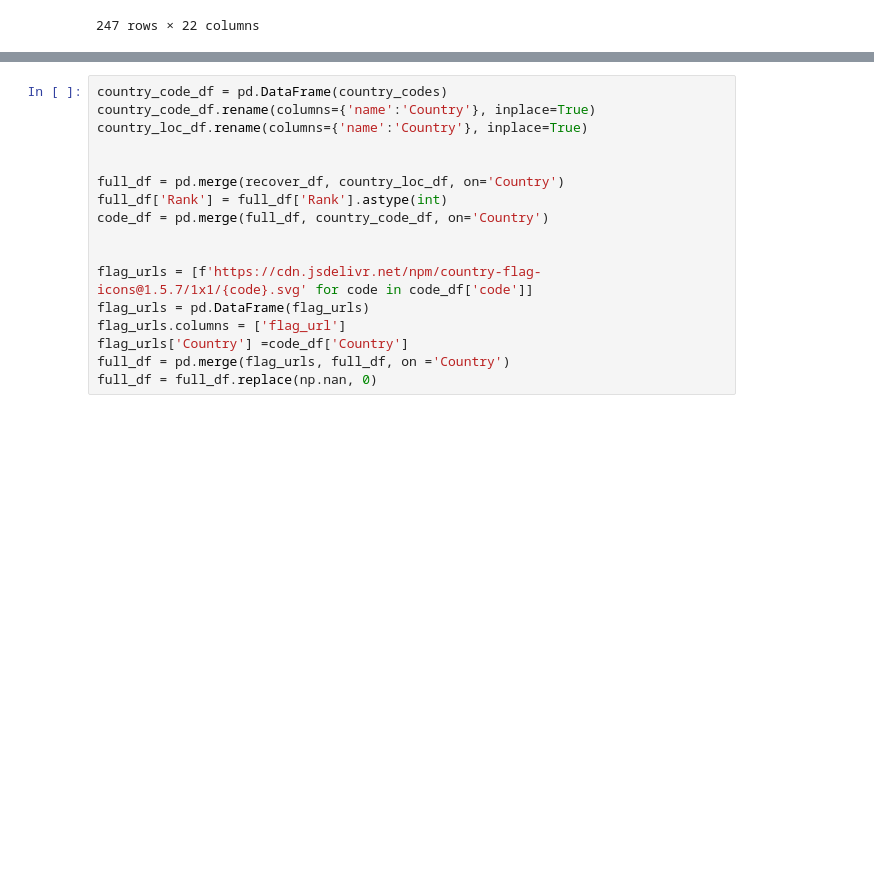
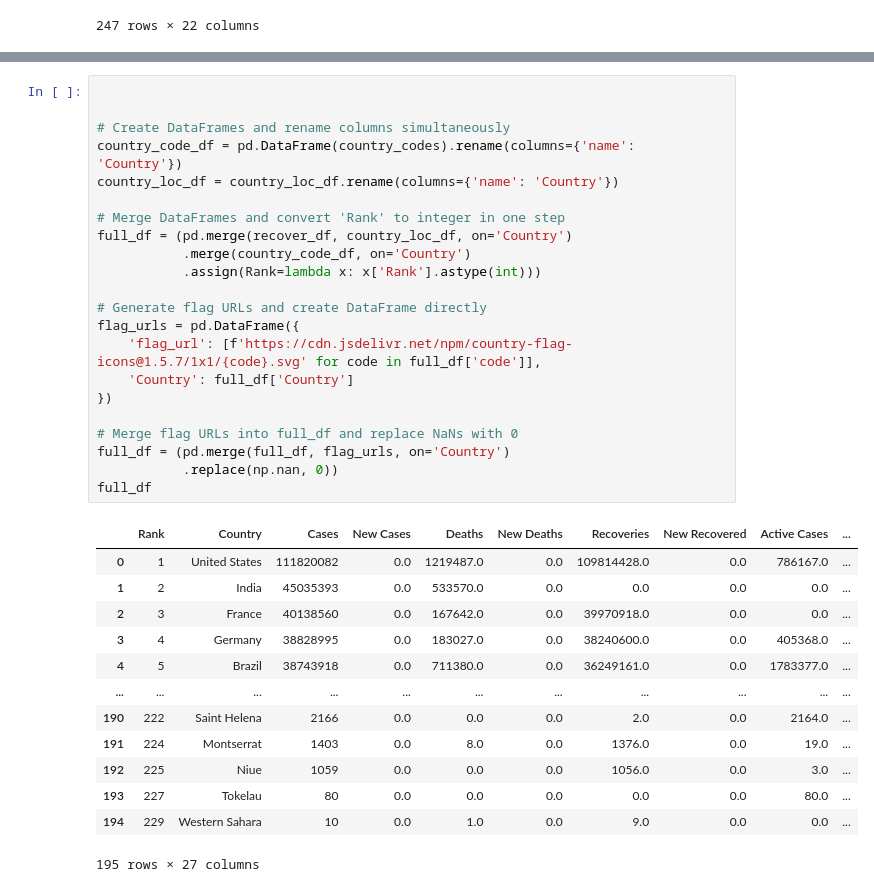
Before and after one commit to Starblastr/Coronavirus-Country-Data-Scraper, a Jupyter notebook: Coronavirus Country Data Scraper.ipynb, the cells around one changed output, grey strips where cells are left out. Drawn from its saved outputs; the diff is of its cells as text; blank space fills up the shorter version.

```diff
--- a/Coronavirus Country Data Scraper.ipynb
+++ b/Coronavirus Country Data Scraper.ipynb
@@ -94,17 +95,36 @@ covid_df
 # %%
-country_code_df = pd.DataFrame(country_codes)
-country_code_df.rename(columns={'name':'Country'}, inplace=True)
-country_loc_df.rename(columns={'name':'Country'}, inplace=True)
 
 
-full_df = pd.merge(recover_df, country_loc_df, on='Country')
-full_df['Rank'] = full_df['Rank'].astype(int)
-code_df = pd.merge(full_df, country_code_df, on='Country')
+# Create DataFrames and rename columns simultaneously
+country_code_df = pd.DataFrame(country_codes).rename(columns={'name': 'Country'})
+country_loc_df = country_loc_df.rename(columns={'name': 'Country'})
 
+# Merge DataFrames and convert 'Rank' to integer in one step
+full_df = (pd.merge(recover_df, country_loc_df, on='Country')
+           .merge(country_code_df, on='Country')
+           .assign(Rank=lambda x: x['Rank'].astype(int)))
 
-flag_urls = [f'https://cdn.jsdelivr.net/npm/country-flag-icons@1.5.7/1x1/{code}.svg' for code in code_df['code']]
-flag_urls = pd.DataFrame(flag_urls)
-flag_urls.columns = ['flag_url']
-flag_urls['Country'] =code_df['Country']
-full_df = pd.merge(flag_urls, full_df, on ='Country')
-full_df = full_df.replace(np.nan, 0)
+# Generate flag URLs and create DataFrame directly
+flag_urls = pd.DataFrame({
+    'flag_url': [f'https://cdn.jsdelivr.net/npm/country-flag-icons@1.5.7/1x1/{code}.svg' for code in full_df['code']],
+    'Country': full_df['Country']
+})
+
+# Merge flag URLs into full_df and replace NaNs with 0
+full_df = (pd.merge(full_df, flag_urls, on='Country')
+           .replace(np.nan, 0))
+full_df
+# %% [output]
+|  | Rank | Country | Cases | New Cases | Deaths | New Deaths | Recoveries | New Recovered | Active Cases | ... |
+| 0 | 1 | United States | 111820082 | 0.0 | 1219487.0 | 0.0 | 109814428.0 | 0.0 | 786167.0 | ... |
+| 1 | 2 | India | 45035393 | 0.0 | 533570.0 | 0.0 | 0.0 | 0.0 | 0.0 | ... |
+| 2 | 3 | France | 40138560 | 0.0 | 167642.0 | 0.0 | 39970918.0 | 0.0 | 0.0 | ... |
+| 3 | 4 | Germany | 38828995 | 0.0 | 183027.0 | 0.0 | 38240600.0 | 0.0 | 405368.0 | ... |
+| 4 | 5 | Brazil | 38743918 | 0.0 | 711380.0 | 0.0 | 36249161.0 | 0.0 | 1783377.0 | ... |
+| ... | ... | ... | ... | ... | ... | ... | ... | ... | ... | ... |
+| 190 | 222 | Saint Helena | 2166 | 0.0 | 0.0 | 0.0 | 2.0 | 0.0 | 2164.0 | ... |
+| 191 | 224 | Montserrat | 1403 | 0.0 | 8.0 | 0.0 | 1376.0 | 0.0 | 19.0 | ... |
+| 192 | 225 | Niue | 1059 | 0.0 | 0.0 | 0.0 | 1056.0 | 0.0 | 3.0 | ... |
+| 193 | 227 | Tokelau | 80 | 0.0 | 0.0 | 0.0 | 0.0 | 0.0 | 80.0 | ... |
+| 194 | 229 | Western Sahara | 10 | 0.0 | 1.0 | 0.0 | 9.0 | 0.0 | 0.0 | ... |
+195 rows × 27 columns
```
Also changed, not shown: parts of 4 cells of this notebook.
